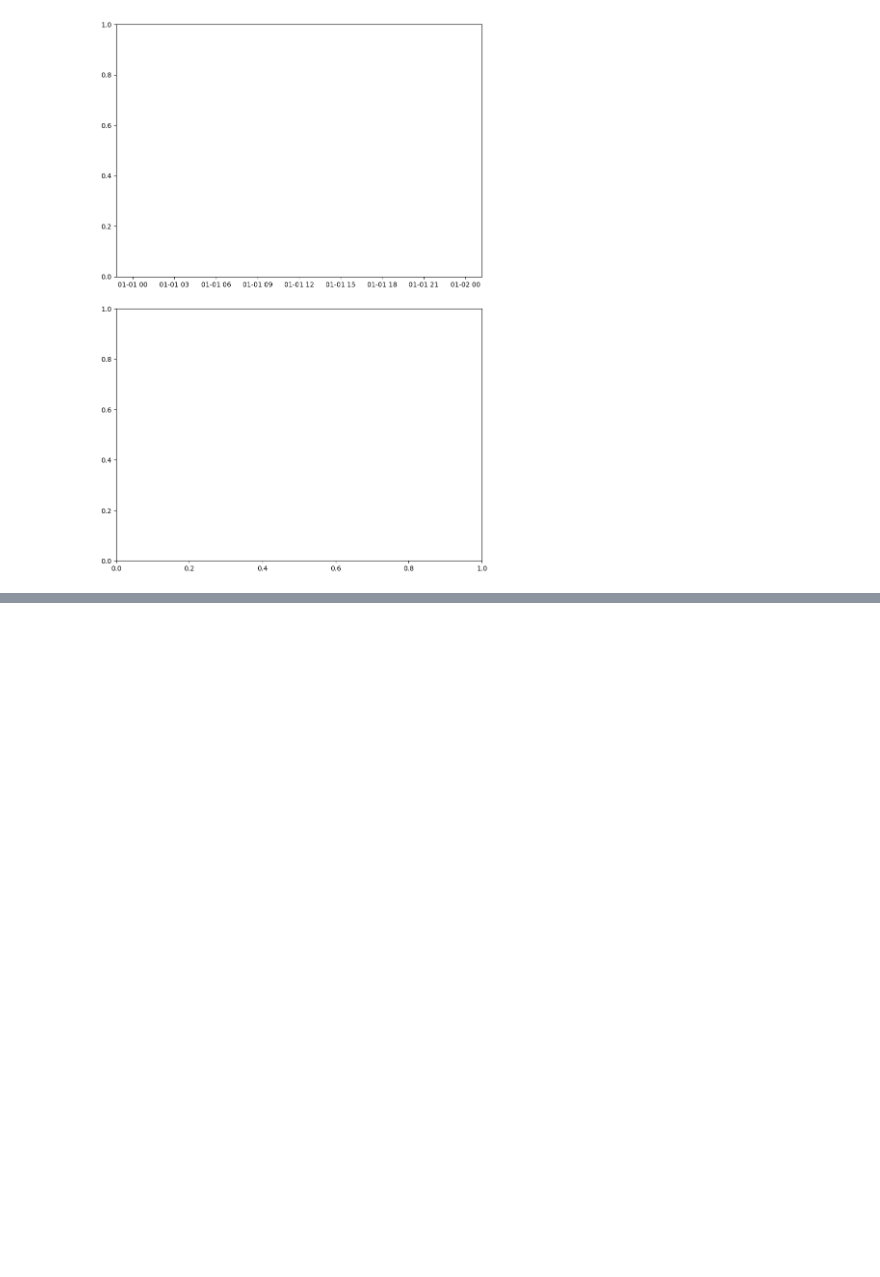
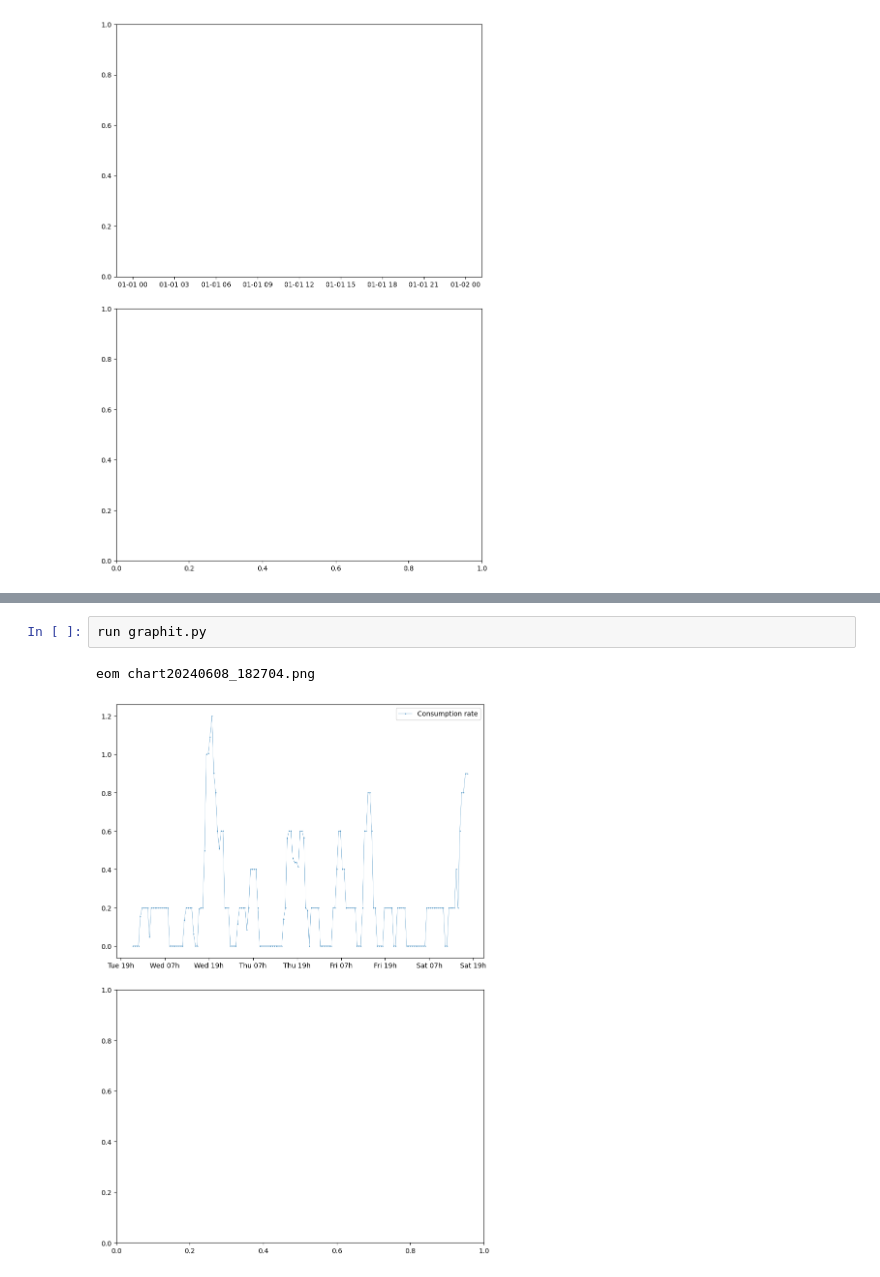
Before and after one commit to tomviolin/rtl433, a Jupyter notebook: Untitled1.ipynb, the cells around one changed output, grey strips where cells are left out. Saved outputs shown, nothing was run; the diff lists cells and outputs as text; blank space fills up the shorter version.

```diff
--- a/Untitled1.ipynb
+++ b/Untitled1.ipynb
@@ -10,0 +16,5 @@ ValueError: x and y must have same first dimension, but have shapes (183,) and (
+# %%
+run graphit.py
+# %% [output]
+eom chart20240608_182704.png
+[figure, added]
```
Also changed, not shown: parts of 1 cell of this notebook, 4 other files.
